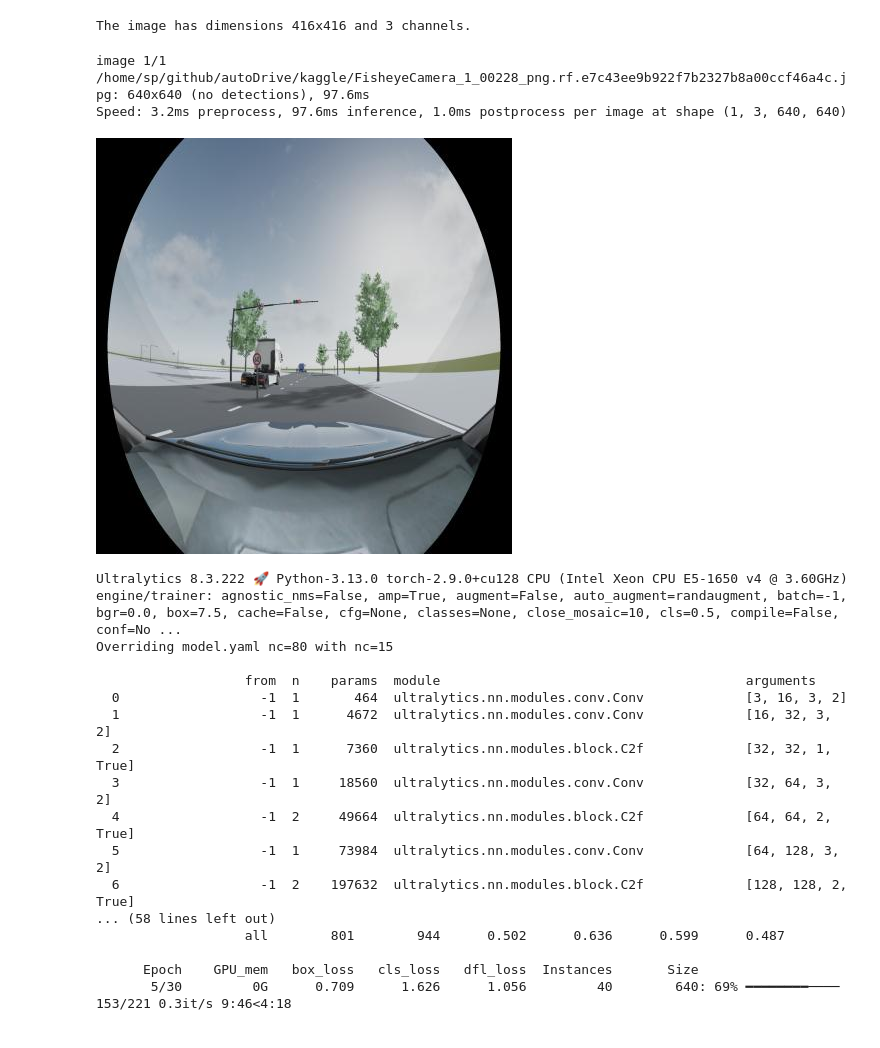
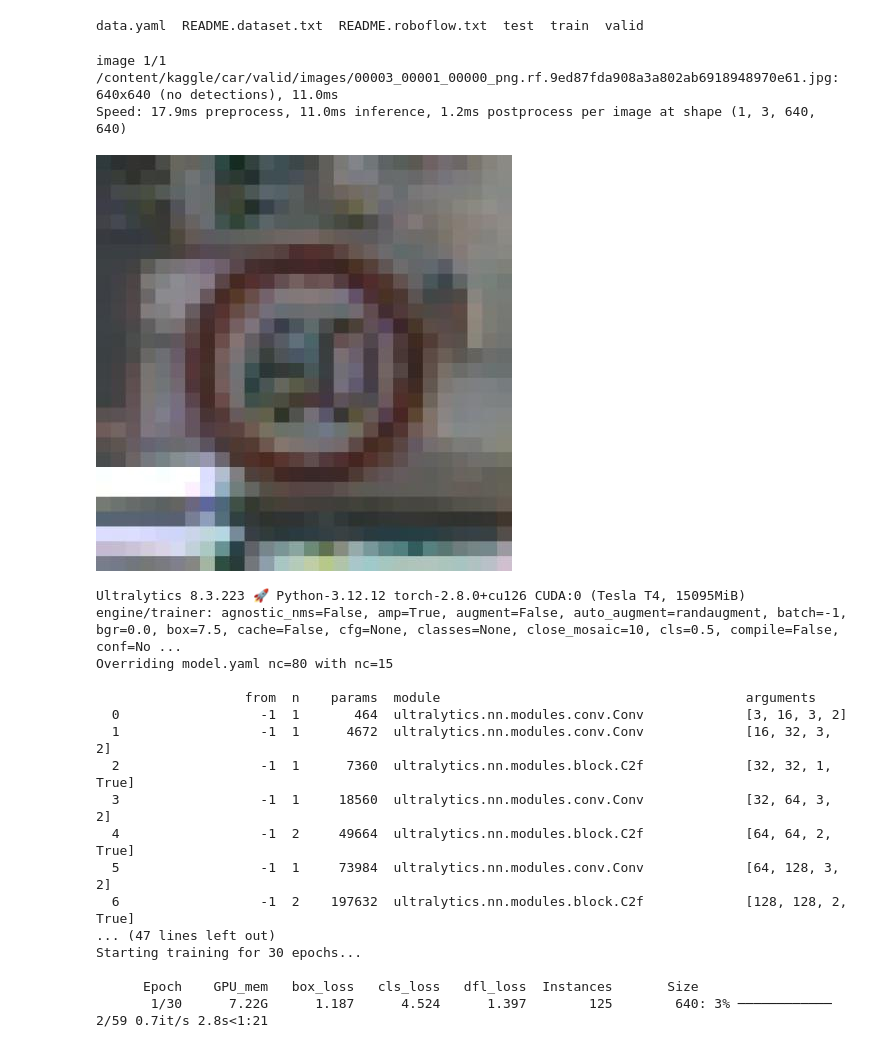
Before and after one commit to srbhp/autodrive, a Jupyter notebook: object_detection.ipynb, the cells around one changed output. Drawn from its saved outputs; the diff is of its cells as text; code cells hidden in the pictures.

```diff
--- a/object_detection.ipynb
+++ b/object_detection.ipynb
@@ -27,35 +65,35 @@ ModuleNotFoundError: No module named 'ultralytics'
-# %%
-# Get the size of the image
-image = cv2.imread("./kaggle/00000_00000_00012_png.rf.23f94508dba03ef2f8bd187da2ec9c26.jpg")
-h, w, c = image.shape
-print(f"The image has dimensions {w}x{h} and {c} channels.")
-# %% [output]
-The image has dimensions 416x416 and 3 channels.
+# %%
+input_dir =  "./kaggle/car"
+# %%
+!ls $input_dir
+# %% [output]
+data.yaml  README.dataset.txt  README.roboflow.txt  test  train  valid
 # %%
 # Use a pretrained YOLOv8n model
 model = YOLO("yolov8n.pt")
 
 # Use the model to detect object
-image = "./kaggle/FisheyeCamera_1_00228_png.rf.e7c43ee9b922f7b2327b8a00ccf46a4c.jpg"
+image = input_dir + "/valid/images/00003_00001_00000_png.rf.9ed87fda908a3a802ab6918948970e61.jpg"
+
 result_predict = model.predict(source = image, imgsz=(640))
 
 # show results
 plot = result_predict[0].plot()
 plot = cv2.cvtColor(plot, cv2.COLOR_BGR2RGB)
 display(Image.fromarray(plot))
 # %% [output]
-image 1/1 /home/sp/github/autoDrive/kaggle/FisheyeCamera_1_00228_png.rf.e7c43ee9b922f7b2327b8a00ccf46a4c.jpg: 640x640 (no detections), 97.6ms
-Speed: 3.2ms preprocess, 97.6ms inference, 1.0ms postprocess per image at shape (1, 3, 640, 640)
+image 1/1 /content/kaggle/car/valid/images/00003_00001_00000_png.rf.9ed87fda908a3a802ab6918948970e61.jpg: 640x640 (no detections), 11.0ms
+Speed: 17.9ms preprocess, 11.0ms inference, 1.2ms postprocess per image at shape (1, 3, 640, 640)
-[figure, old version]
+[figure, new version]
 # %%
 # train the model on custom dataset
 # Build from YAML and transfer weights
 Final_model = YOLO('yolov8n.pt')
 
 # Training The Final Model
-Result_Final_model = Final_model.train(data="./kaggle/data.yaml",epochs = 30, batch = -1, optimizer = 'auto')
+Result_Final_model = Final_model.train(data=input_dir+"/data.yaml",epochs = 30, batch = -1, optimizer = 'auto')
 # %% [output]
-Ultralytics 8.3.222 🚀 Python-3.13.0 torch-2.9.0+cu128 CPU (Intel Xeon CPU E5-1650 v4 @ 3.60GHz)
+Ultralytics 8.3.223 🚀 Python-3.12.12 torch-2.8.0+cu126 CUDA:0 (Tesla T4, 15095MiB)
 engine/trainer: agnostic_nms=False, amp=True, augment=False, auto_augment=randaugment, batch=-1, bgr=0.0, box=7.5, cache=False, cfg=None, classes=None, close_mosaic=10, cls=0.5, compile=False, conf=No ...
 Overriding model.yaml nc=80 with nc=15
 
@@ -67,8 +105,8 @@ Overriding model.yaml nc=80 with nc=15
   4                  -1  2     49664  ultralytics.nn.modules.block.C2f             [64, 64, 2, True]
   5                  -1  1     73984  ultralytics.nn.modules.conv.Conv             [64, 128, 3, 2]
   6                  -1  2    197632  ultralytics.nn.modules.block.C2f             [128, 128, 2, True]
-... (58 lines left out)
-                   all        801        944      0.502      0.636      0.599      0.487
+... (47 lines left out)
+Starting training for 30 epochs...
 
       Epoch    GPU_mem   box_loss   cls_loss   dfl_loss  Instances       Size
-       5/30         0G      0.709      1.626      1.056         40        640: 69% ━━━━━━━━──── 153/221 0.3it/s 9:46<4:18
+       1/30      7.22G      1.187      4.524      1.397        125        640: 3% ──────────── 2/59 0.7it/s 2.8s<1:21
```
Also changed, not shown: parts of 4 cells of this notebook.
